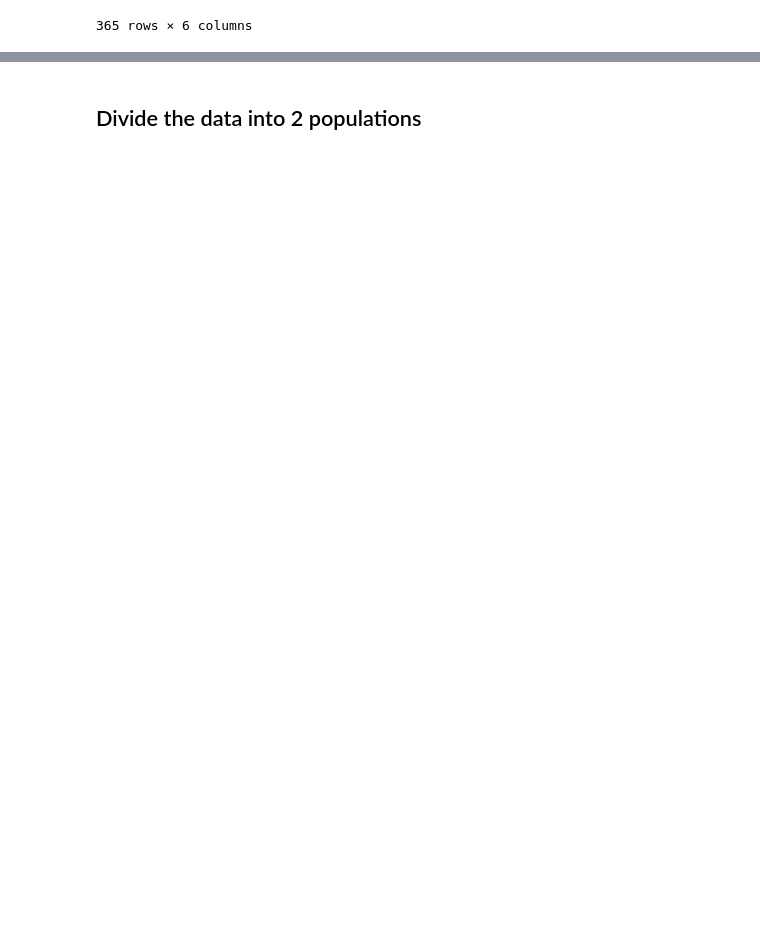
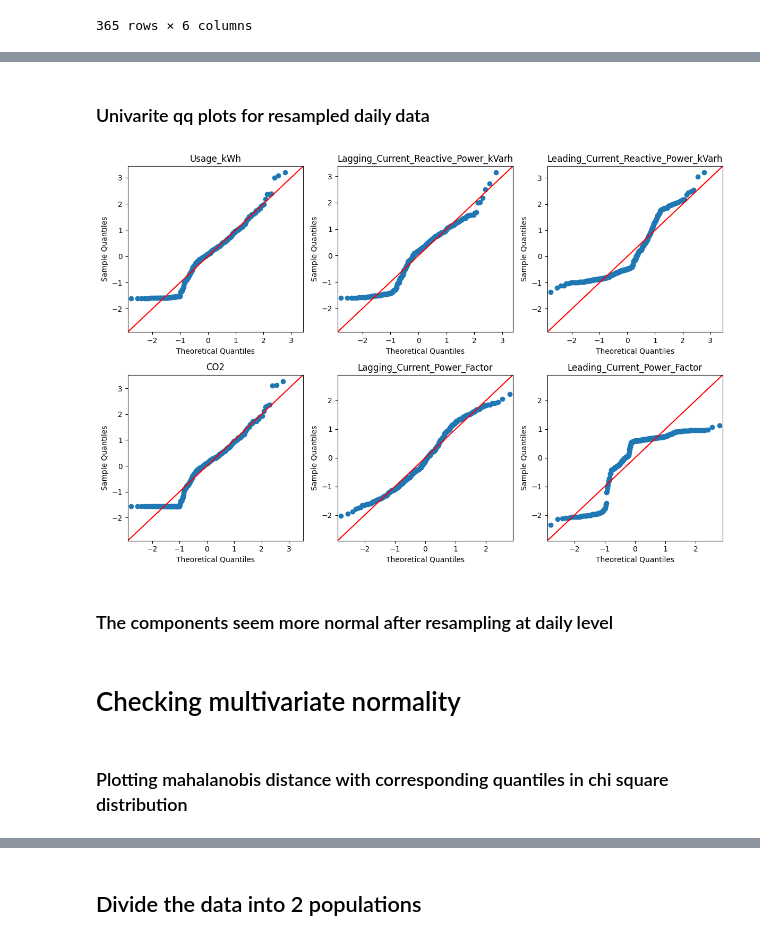
Before and after one commit to Dhruv-Kushwaha2010/MTL766-Project, a Jupyter notebook: main.ipynb, the cells around one changed output, grey strips where cells are left out. Cells and saved outputs as stored; diff of their text form; code cells hidden in the pictures; blank space fills up the shorter version.

```diff
--- a/main.ipynb
+++ b/main.ipynb
@@ -101,8 +107,8 @@ df_num_daily
 365 rows × 6 columns
 # %%
 # normalize df_num_daily
-df_num_daily_norm = (df_num_daily - df_num_daily.mean())/df_num_daily.std()
-df_num_daily_norm
+df_num_daily = (df_num_daily - df_num_daily.mean())/df_num_daily.std()
+df_num_daily
 # %% [output]
 |  | Usage_kWh | Lagging_Current_Reactive_Power_kVarh | Leading_Current_Reactive_Power_kVarh | CO2 | Lagging_Current_Power_Factor | ... |
 | date |  |  |  |  |  | ... |
@@ -118,9 +124,3 @@ df_num_daily_norm
 | 2018-12-30 | -1.547077 | -1.584343 | 1.820134 | -1.563939 | 1.674546 | ... |
 | 2018-12-31 | -1.547158 | -1.593171 | 1.751151 | -1.563939 | 1.848561 | ... |
 365 rows × 6 columns
-# %%
-# check normality of df_num_daily by qq plot
-for col in df_num_daily.columns:
-    sm.qqplot(df_num_daily[col], line ='45', fit = True)
-    plt.title(col)
-    plt.show()
@@ -134,3 +127,29 @@ for col in df_num_daily.columns:
+# %% [markdown]
+### Univarite qq plots for resampled daily data
+# %%
+import matplotlib.pyplot as plt
+import statsmodels.api as sm
+
+# Set up a 2x3 grid for the plots
+fig, axes = plt.subplots(2, 3, figsize=(12, 8))
+
+# Iterate over the columns and corresponding axes
+for i, col in enumerate(df_num_daily.columns):
+    row, col_idx = divmod(i, 3)  # Determine row and column in the grid
+    sm.qqplot(df_num_daily[col], line='45', fit=True, ax=axes[row, col_idx])
+    axes[row, col_idx].set_title(col)
+
+# Adjust layout to prevent overlapping
+plt.tight_layout()
+plt.show()
+# %% [output]
+[figure, added]
+# %% [markdown]
+### The components seem more normal after resampling at daily level
+# %% [markdown]
+# Checking multivariate normality
+# %% [markdown]
+### Plotting mahalanobis distance with corresponding quantiles in chi square distribution
 # %%
 # multivariate qq pplot using mahalanobis distance
 from scipy.spatial.distance import mahalanobis
```
Also changed, not shown: parts of 31 cells of this notebook.
